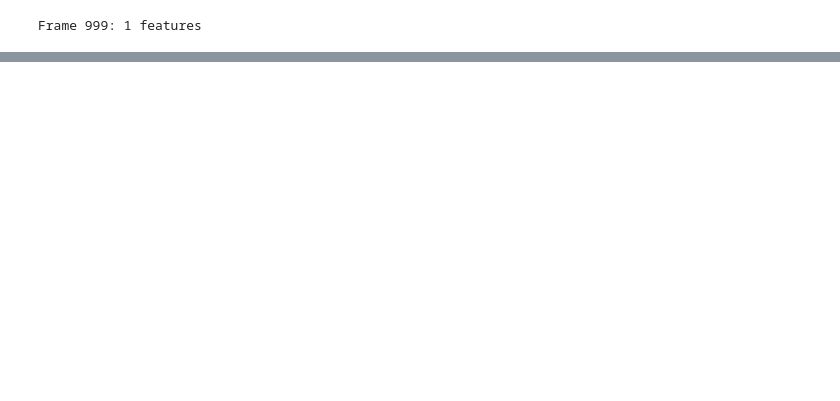
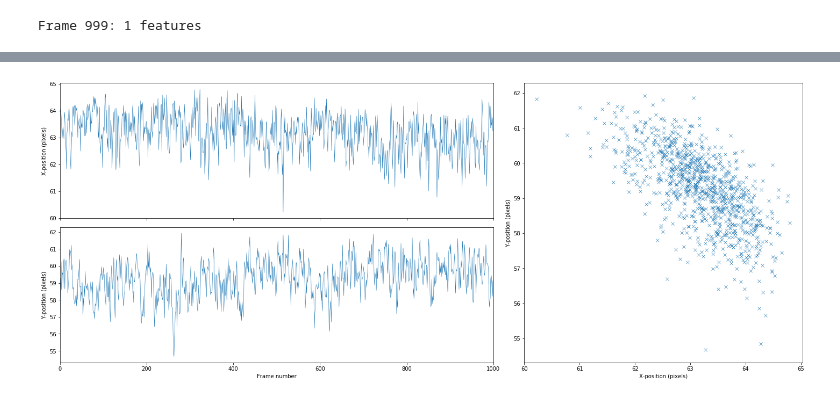
Before and after one commit to SangersJeroen/TweezerRP, a Jupyter notebook: Python/Trackpy_function.ipynb, the cells around one changed output, grey strips where cells are left out. Drawn from its saved outputs; the diff is of its cells as text; code cells hidden in the pictures; blank space fills up the shorter version.

```diff
--- a/Python/Trackpy_function.ipynb
+++ b/Python/Trackpy_function.ipynb
@@ -77,7 +77,7 @@ def calculateNoise(I):
 # %%
 show=0   # show = 0 -> don't show filtering plots, show = 1 --> show filtering plots
 
-fileloc = r'bead 2 10 mw_0.tif'
+fileloc = r'C:\Users\vanlo\Documents\GitHub\Tweezer\Python\trap 20 mW_0.tif'
 frames = pims.open(fileloc)     # import file
 threshold = calculateNoise(frames[0])   # Calculate noise threshold of first frame
 f = tp.batch(frames,15, minmass = 100, maxsize=10, threshold=threshold, topn=1)    # Find bead location for all frames
@@ -133,3 +133,28 @@ plt.show()
 # %% [output]
 [interactive output not drawn]
 [interactive output not drawn]
+# %%
+%matplotlib inline
+# Set up the axes with gridspec
+fig = plt.figure(figsize=(20, 8))
+grid = plt.GridSpec(4, 10, hspace=0.2, wspace=0.2, )
+spread = fig.add_subplot(grid[:, 6:])
+Y_plot = fig.add_subplot(grid[2:, :6])
+X_plot = fig.add_subplot(grid[:2, :6], xticklabels=[])
+
+# scatter points on the main axes
+spread.plot(X, Y, marker='x', linestyle='none', mew=0.6)
+spread.set_xlabel('X-position (pixels)')
+spread.set_ylabel('Y-position (pixels)')
+# Plot Y and X position
+
+Y_plot.plot(Y, linewidth=0.6)
+X_plot.plot(X, linewidth=0.6)
+X_plot.set_ylabel('X-position (pixels)')
+Y_plot.set_ylabel('Y-position (pixels)')
+Y_plot.set_xlabel('Frame number')
+X_plot.set_xlim(0,1000)
+Y_plot.set_xlim(0,1000)
+grid.tight_layout(fig)
+# %% [output]
+[figure, added]
```
Also changed, not shown: 12 other files.
